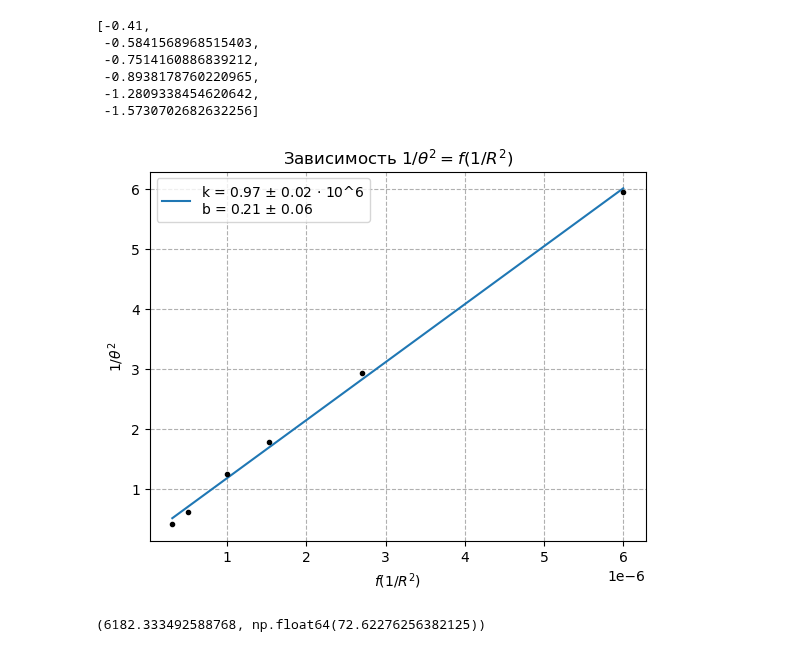
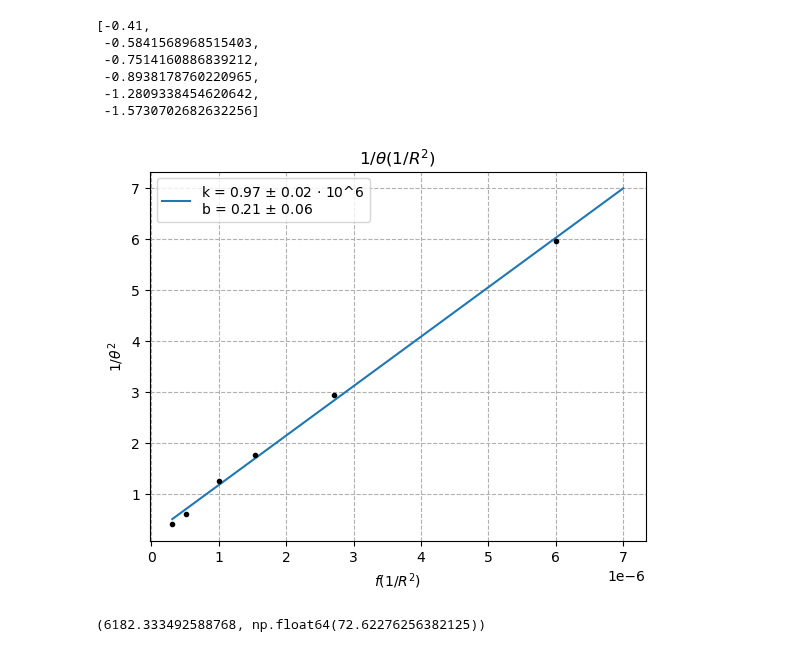
Before and after one commit to UjeNeTORT/labs, a Jupyter notebook: sem_3/3.2.4/laba.ipynb, the cells around one changed output. Cells and saved outputs as stored; diff of their text form; code cells hidden in the pictures.

```diff
--- a/sem_3/3.2.4/laba.ipynb
+++ b/sem_3/3.2.4/laba.ipynb
@@ -91,23 +91,23 @@ theta
  -1.5730702682632256]
 # %%
 plt.figure()
-plt.title("Зависимость $1/\\theta^2 = f(1/R^2)$")
+plt.title("$1/\\theta(1/R^2)$")
 plt.xlabel("$f(1/R^2)$")
 plt.ylabel("$1/\\theta^2$")
 
 plt.grid(True, linestyle="--")
 plt.errorbar([i for i in R_1], [i for i in theta_1], fmt=".k")
 
 k,b,kerr,berr = LeastSquares(R_1, theta_1)
 
-x = np.array([min(R_1), max(R_1)])
+x = np.array([min(R_1), max(R_1) + 1e-6])
 plt.plot(x, k*x + b, label=f'k = {round(k/1e6, 2)} $\\pm$ {round(kerr/1e6, 2)} $\\cdot$ 10^6\n' +
   f'b = {round(b, 2)} $\\pm$ {round(berr, 2)}')
 
 plt.legend()
 plt.show()
 # %% [output]
-[figure, old version]
+[figure, new version]
 # %%
 R_cr = 2*math.pi *math.sqrt(k)
 R_cr, kerr * math.pi / math.sqrt(k)
```
Also changed, not shown: parts of 1 cell of this notebook, 5 other files.
